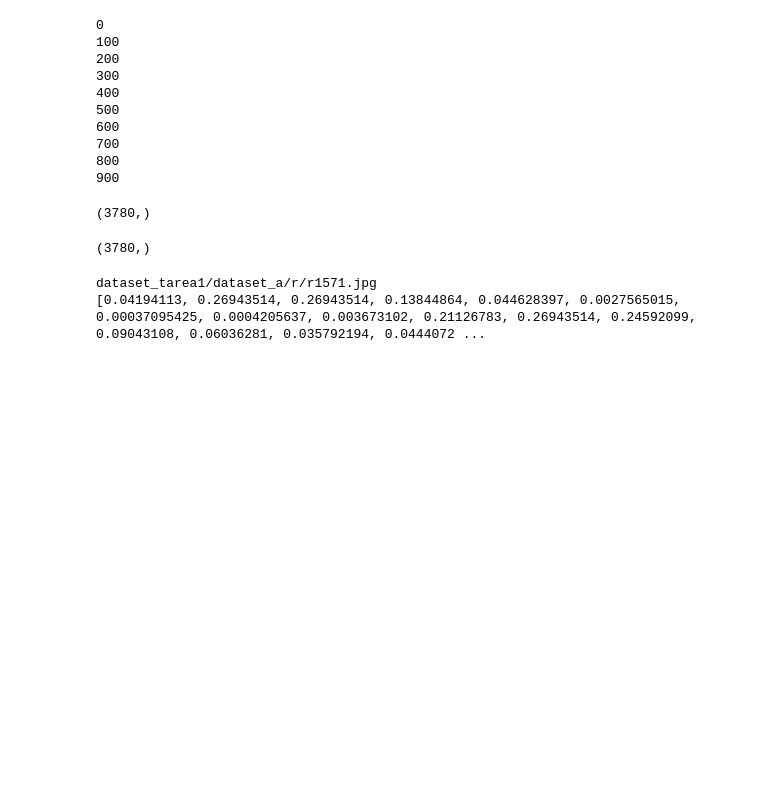
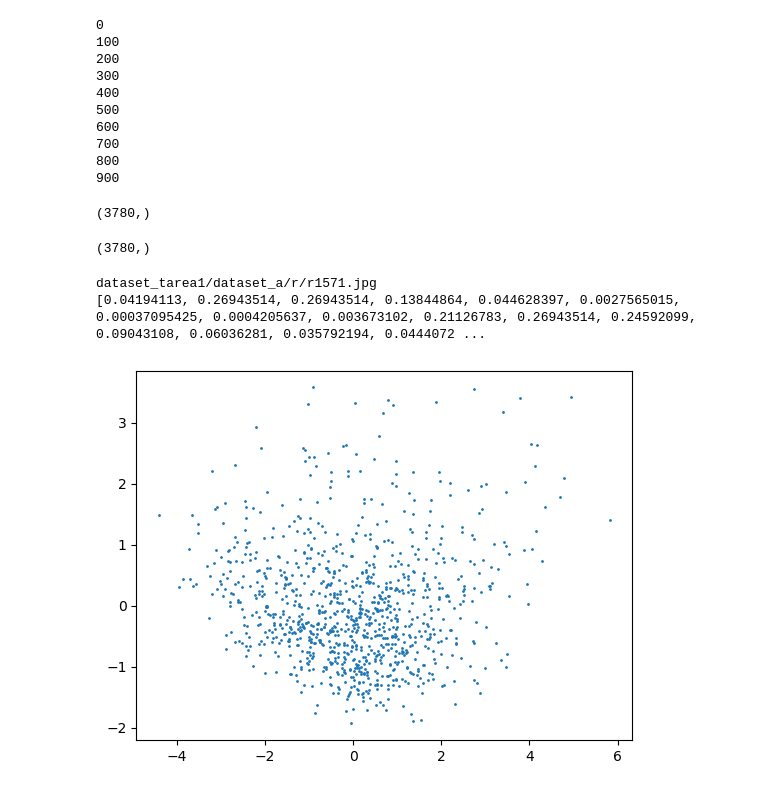
Before and after one commit to ismaelfer/RIM, a Jupyter notebook: Tarea_1/indexar.ipynb, the cells around one changed output. Drawn from its saved outputs; the diff is of its cells as text; code cells hidden in the pictures; blank space fills up the shorter version.

```diff
--- a/Tarea_1/indexar.ipynb
+++ b/Tarea_1/indexar.ipynb
@@ -82,3 +82,26 @@ with open(dir_datos_R + '/descriptores.csv', 'r') as csvfile:
 # %% [output]
 dataset_tarea1/dataset_a/r/r1571.jpg
 [0.04194113, 0.26943514, 0.26943514, 0.13844864, 0.044628397, 0.0027565015, 0.00037095425, 0.0004205637, 0.003673102, 0.21126783, 0.26943514, 0.24592099, 0.09043108, 0.06036281, 0.035792194, 0.0444072 ...
+# %%
+#hacer analisis pca sobre los descriptores que estan en la lista hog_descriptors:
+
+import numpy as np
+from sklearn.decomposition import PCA
+
+hog_descriptors = np.array(hog_descriptors)
+hog_descriptors = hog_descriptors.reshape(N, 3780)
+
+pca = PCA(n_components=2)
+pca.fit(hog_descriptors)
+hog_descriptors_pca = pca.transform(hog_descriptors)
+
+hog_descriptors_pca.shape
+
+#plot pca results:
+
+import matplotlib.pyplot as plt
+
+plt.scatter(hog_descriptors_pca[:, 0], hog_descriptors_pca[:, 1], s=1)
+plt.show()
+# %% [output]
+[figure, added]
```
Also changed, not shown: parts of 2 cells of this notebook, 2 other files.
